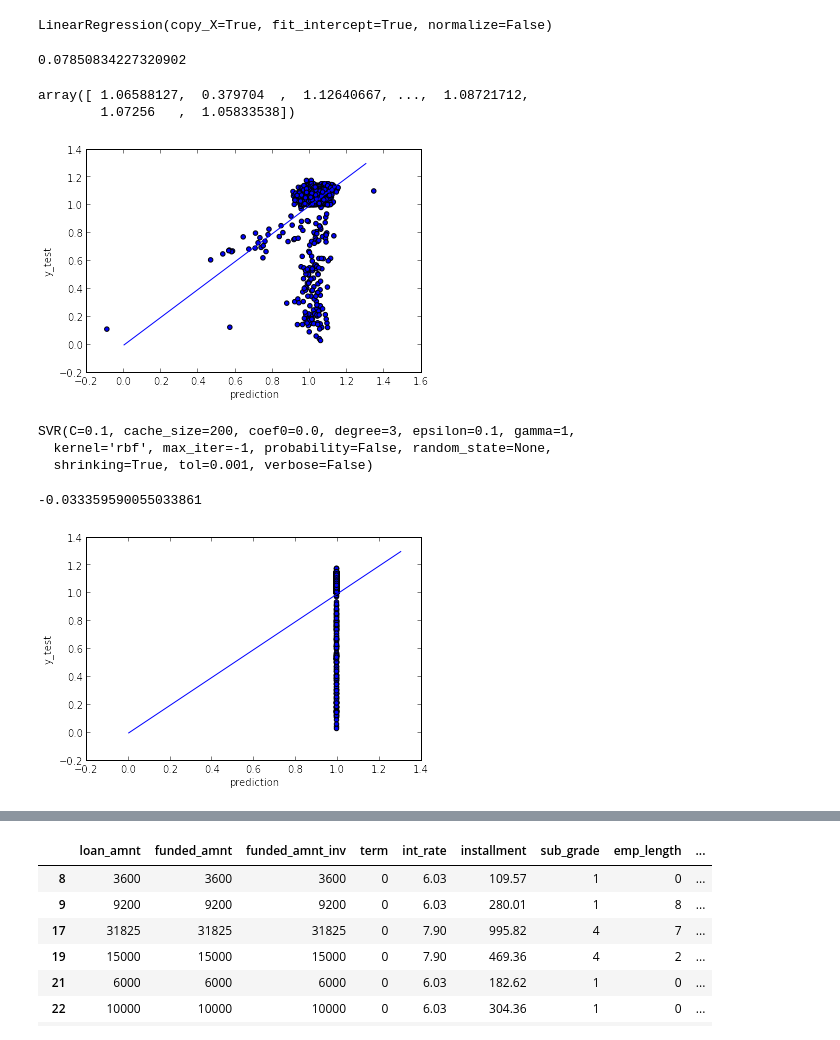
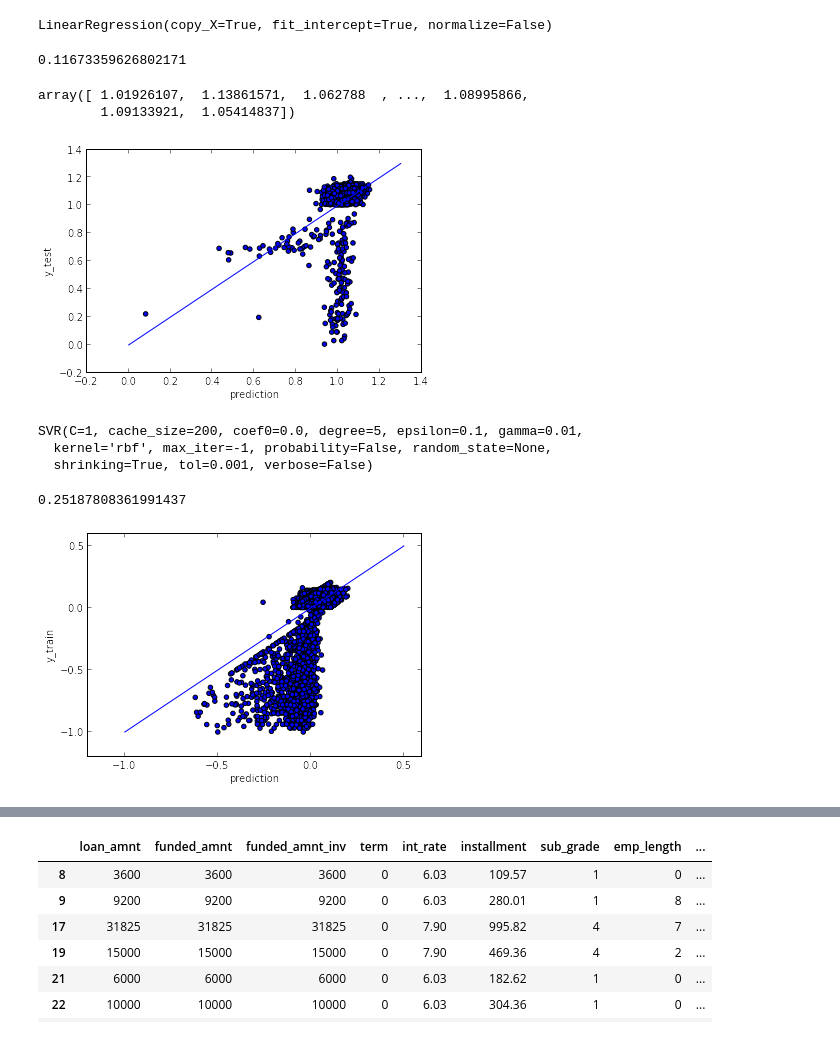
Before and after one commit to abradle2/LendingLounge, a Jupyter notebook: test.ipynb, the cells around one changed output, grey strips where cells are left out. Drawn from its saved outputs; the diff is of its cells as text; code cells hidden in the pictures.

```diff
--- a/test.ipynb
+++ b/test.ipynb
@@ -38,3 +38,5 @@ loanData[-10:]
+# %%
+loanData['roi'] = (loanData['total_pymnt']-loanData['funded_amnt'])/loanData['funded_amnt']
 # %%
 A_loans = loanData[loanData['A'] == 1]
 # %%
@@ -60,5 +62,15 @@ A_loans[:10]
 10 rows × 108 columns
 # %%
 A_loans = A_loans.drop(['A', 'B', 'C', 'D', 'E', 'F', 'G'], 1)
+# %%
+#balance A loans
+loans = A_loans
+defaults_added = 0
+for i in range(1, len(loans)):
+    loan = loans[i-1:i]
+    if int(loan['loan_status']) == 0:
+        defaults_added += 1
+        for i in range(10):
+            A_loans.append(loan)
 # %% [markdown]
 ### Regression - Predict ROI on A Loans
@@ -84,14 +128,14 @@ LinearRegression(copy_X=True, fit_intercept=True, normalize=False)
 # %%
 clf.score(X_test, y_test)
 # %% [output]
-0.07850834227320902
+0.11673359626802171
 # %%
 prediction = clf.predict(X_test)
 # %%
 y_test
 # %% [output]
-array([ 1.06588127,  0.379704  ,  1.12640667, ...,  1.08721712,
-        1.07256   ,  1.05833538])
+array([ 1.01926107,  1.13861571,  1.062788  , ...,  1.08995866,
+        1.09133921,  1.05414837])
 # %%
 plt.scatter(prediction, y_test)
 plt.plot([0,1.3], [0,1.3])
@@ -99,26 +143,26 @@ plt.xlabel('prediction')
 plt.ylabel('y_test')
 plt.show()
 # %% [output]
-[figure, old version]
+[figure, new version]
 # %%
-clf = SVR(C=0.1, gamma=1)
+clf = SVR(C=1, gamma=0.01, degree=5, kernel='rbf')
 # %%
 clf.fit(X_train, y_train)
 # %% [output]
-SVR(C=0.1, cache_size=200, coef0=0.0, degree=3, epsilon=0.1, gamma=1,
+SVR(C=1, cache_size=200, coef0=0.0, degree=5, epsilon=0.1, gamma=0.01,
   kernel='rbf', max_iter=-1, probability=False, random_state=None,
   shrinking=True, tol=0.001, verbose=False)
 # %%
-prediction = clf.predict(X_test)
+prediction = clf.predict(X_train)
 # %%
-clf.score(X_test, y_test)
+clf.score(X_train, y_train)
 # %% [output]
--0.033359590055033861
+0.25187808361991437
 # %%
-plt.scatter(prediction, y_test)
-plt.plot([0,1.3], [0,1.3])
+plt.scatter(prediction, y_train)
+plt.plot([-1,0.5], [-1,0.5])
 plt.xlabel('prediction')
-plt.ylabel('y_test')
+plt.ylabel('y_train')
 plt.show()
 # %% [output]
-[figure, old version]
+[figure, new version]
```
Also changed, not shown: parts of 10 cells of this notebook, 5 other files.
